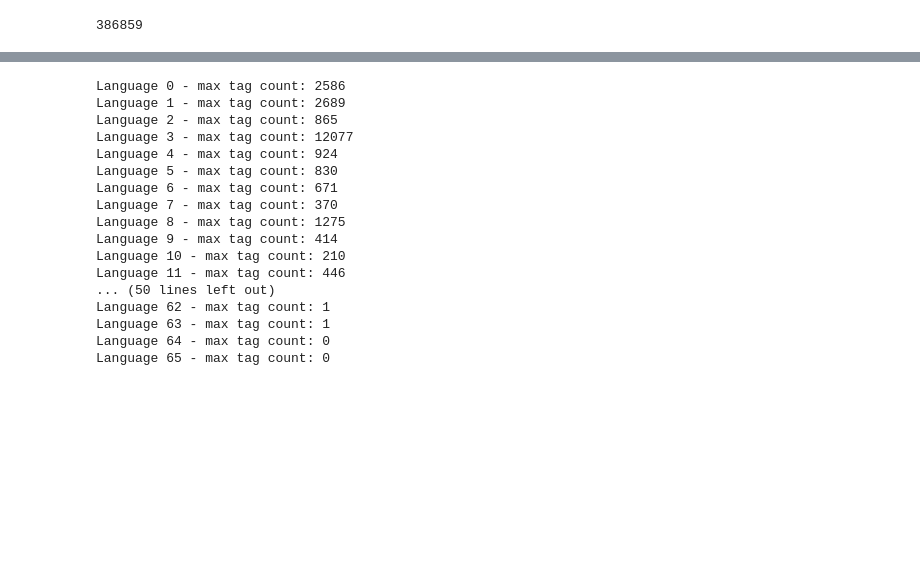
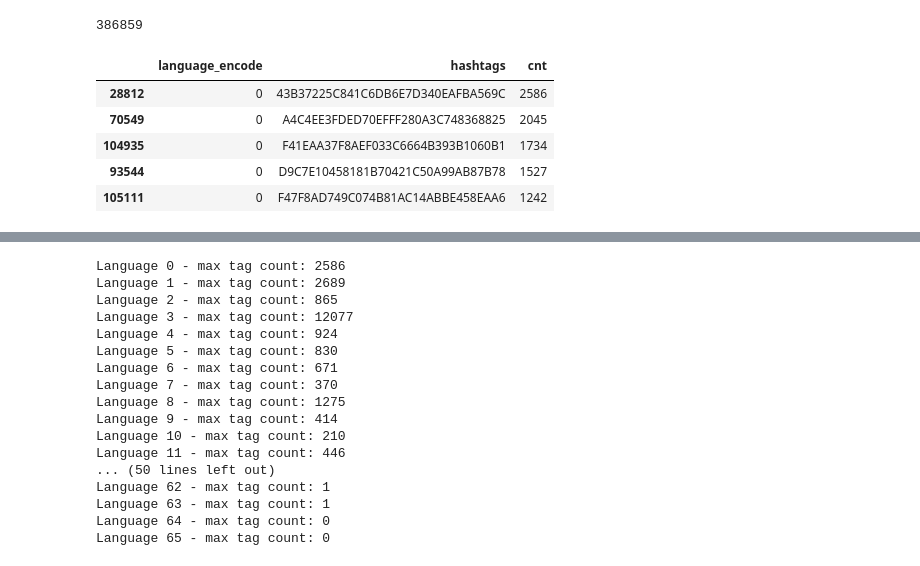
Before and after one commit to RecKIE7/recsys2021-twitter, a Jupyter notebook: analysis/hashtag_language.ipynb, the cells around one changed output, grey strips where cells are left out. Cells and saved outputs as stored; diff of their text form; code cells hidden in the pictures; blank space fills up the shorter version.

```diff
--- a/analysis/hashtag_language.ipynb
+++ b/analysis/hashtag_language.ipynb
@@ -233,6 +244,15 @@ for i in range(n_languages):
         language_hashtags[i] = tmp
     except:
         pass
+# %%
+language_hashtags[0].head()
+# %% [output]
+|  | language_encode | hashtags | cnt |
+| 28812 | 0 | 43B37225C841C6DB6E7D340EAFBA569C | 2586 |
+| 70549 | 0 | A4C4EE3FDED70EFFF280A3C748368825 | 2045 |
+| 104935 | 0 | F41EAA37F8AEF033C6664B393B1060B1 | 1734 |
+| 93544 | 0 | D9C7E10458181B70421C50A99AB87B78 | 1527 |
+| 105111 | 0 | F47F8AD749C074B81AC14ABBE458EAA6 | 1242 |
 # %%
 language_hashtags[0]['cnt']
 # %% [output]
```
Also changed, not shown: parts of 12 cells of this notebook.
